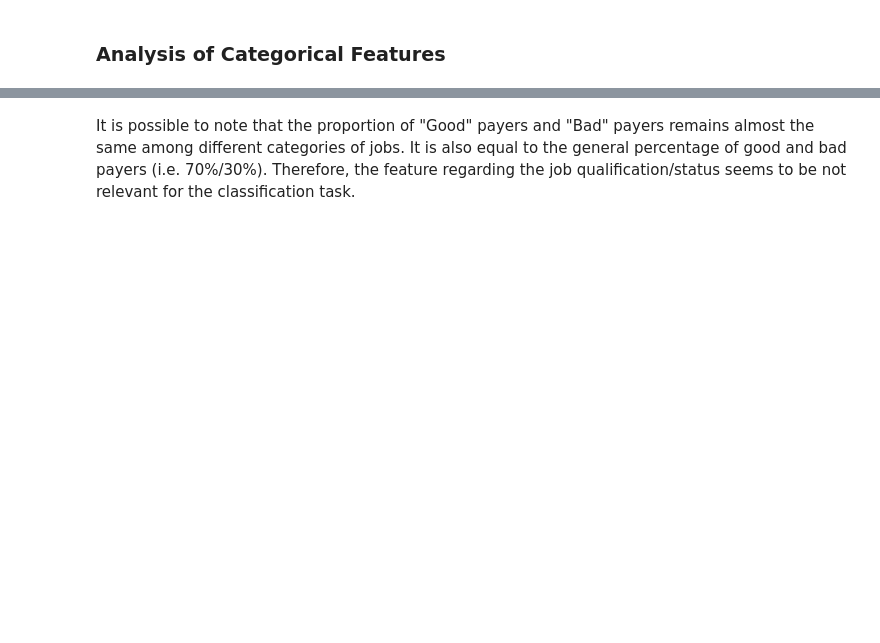
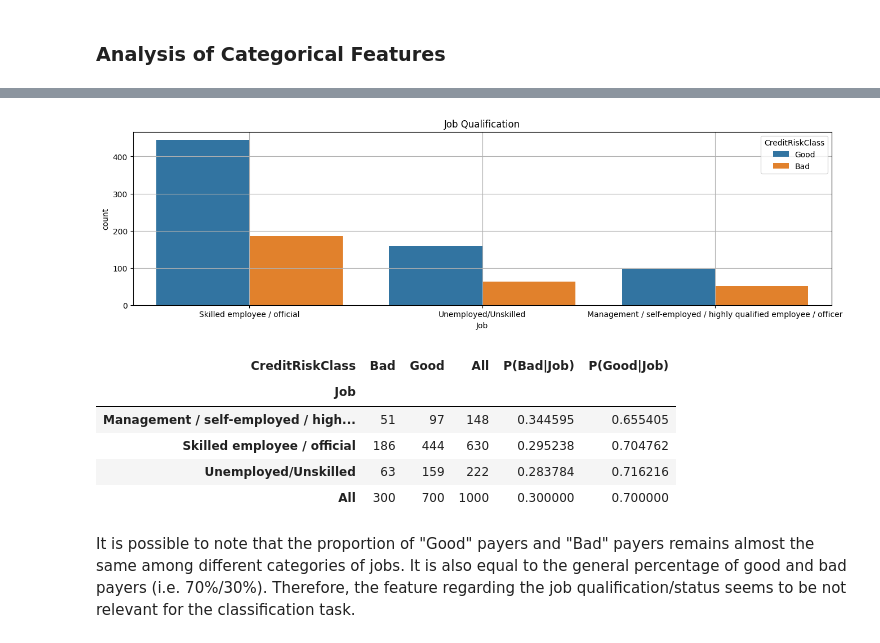
Before and after one commit to LucasVon0645/DSI-Project---Credit-Risk-Prediction, a Jupyter notebook: project.ipynb, the cells around one changed output, grey strips where cells are left out. Cells and saved outputs as stored; diff of their text form; code cells hidden in the pictures; blank space fills up the shorter version.

```diff
--- a/project.ipynb
+++ b/project.ipynb
@@ -321,11 +502,19 @@ create_frequency_table_with_credit_risk(index="OtherDebtorsGuarantors", df=datas
 # %%
-plt.figure(figsize=(12, 4))
+plt.figure(figsize=(16, 4))
 sns.countplot(x="Job", hue="CreditRiskClass", data=dataset_df)
 plt.title("Job Qualification")
 plt.grid()
 plt.show()
 
 create_frequency_table_with_credit_risk(index="Job", df=dataset_df)
+# %% [output]
+[figure, added]
+| CreditRiskClass | Bad | Good | All | P(Bad|Job) | P(Good|Job) |
+| Job |  |  |  |  |  |
+| Management / self-employed / high... | 51 | 97 | 148 | 0.344595 | 0.655405 |
+| Skilled employee / official | 186 | 444 | 630 | 0.295238 | 0.704762 |
+| Unemployed/Unskilled | 63 | 159 | 222 | 0.283784 | 0.716216 |
+| All | 300 | 700 | 1000 | 0.300000 | 0.700000 |
 # %% [markdown]
 It is possible to note that the proportion of "Good" payers and "Bad" payers remains almost the same among different categories of jobs. It is also equal to the general percentage of good and bad payers (i.e. 70%/30%). Therefore, the feature regarding the job qualification/status seems to be not relevant for the classification task.
 # %%
```
Also changed, not shown: parts of 54 cells of this notebook, 1 other file.
